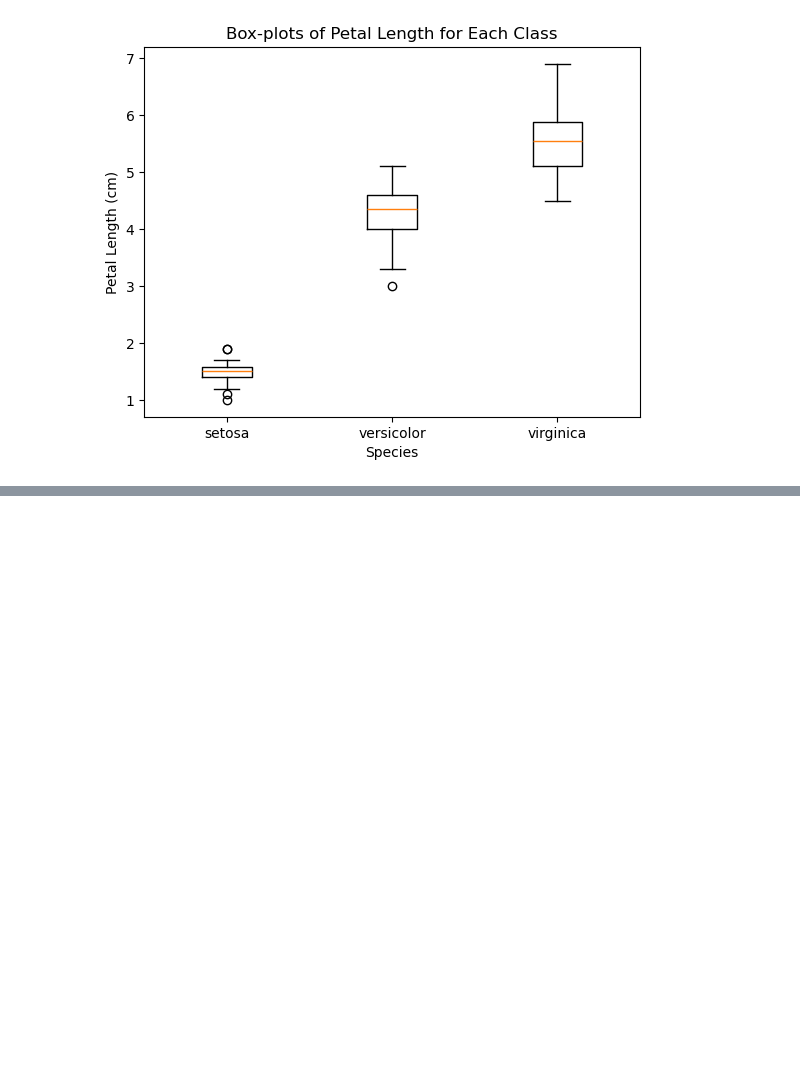
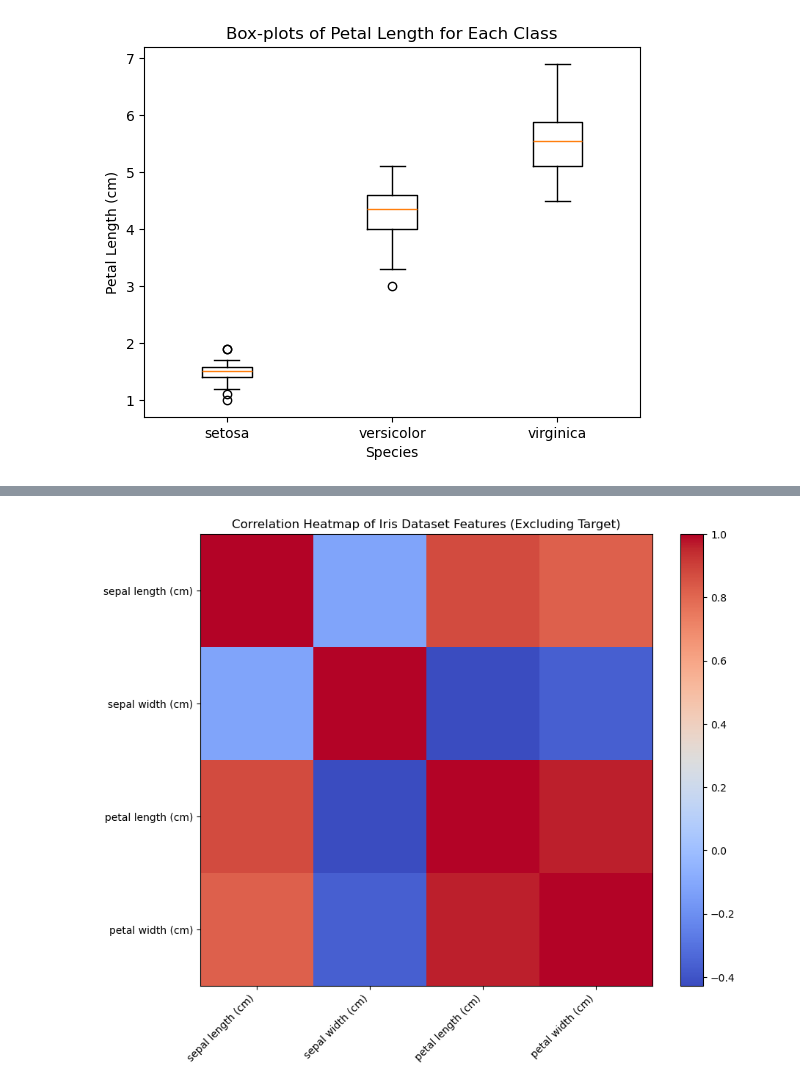
Before and after one commit to CGiardino/principles_of_data_analytics, a Jupyter notebook: tasks.ipynb, the cells around one changed output, grey strips where cells are left out. Drawn from its saved outputs; the diff is of its cells as text; code cells hidden in the pictures; blank space fills up the shorter version.

Commit message:
Task 8: Compute Correlations by using a heatmap

```diff
--- a/tasks.ipynb
+++ b/tasks.ipynb
@@ -232,0 +248,26 @@ plt.show()
+# %%
+## Calculate the correlation matrix excluding the target column
+correlation_matrix = iris_dataframe.drop(columns=['target']).corr()
+
+# Set up the matplotlib figure and axes
+heatmap_fig, axes = plt.subplots(figsize=(10, 8))
+
+# Create a heatmap using Matplotlib
+# The cmap parameter specifies the colormap for the heatmap, with 'coolwarm' transitioning from blue to red.
+# The interpolation parameter, set to 'nearest', ensures no interpolation. This results in a blocky appearance where each block represents a single value.
+cax = axes.imshow(correlation_matrix, cmap='coolwarm', interpolation='nearest')
+heatmap_fig.colorbar(cax)
+
+# Add labels
+axes.set_xticks(np.arange(len(correlation_matrix.columns)))
+axes.set_xticklabels(correlation_matrix.columns, rotation=45, ha='right')
+axes.set_yticks(np.arange(len(correlation_matrix.columns)))
+axes.set_yticklabels(correlation_matrix.columns)
+
+# Add title
+axes.set_title("Correlation Heatmap of Iris Dataset Features (Excluding Target)")
+
+# Show plot
+plt.show()
+# %% [output]
+[figure, added]
```
Also changed, not shown: parts of 2 cells of this notebook.
